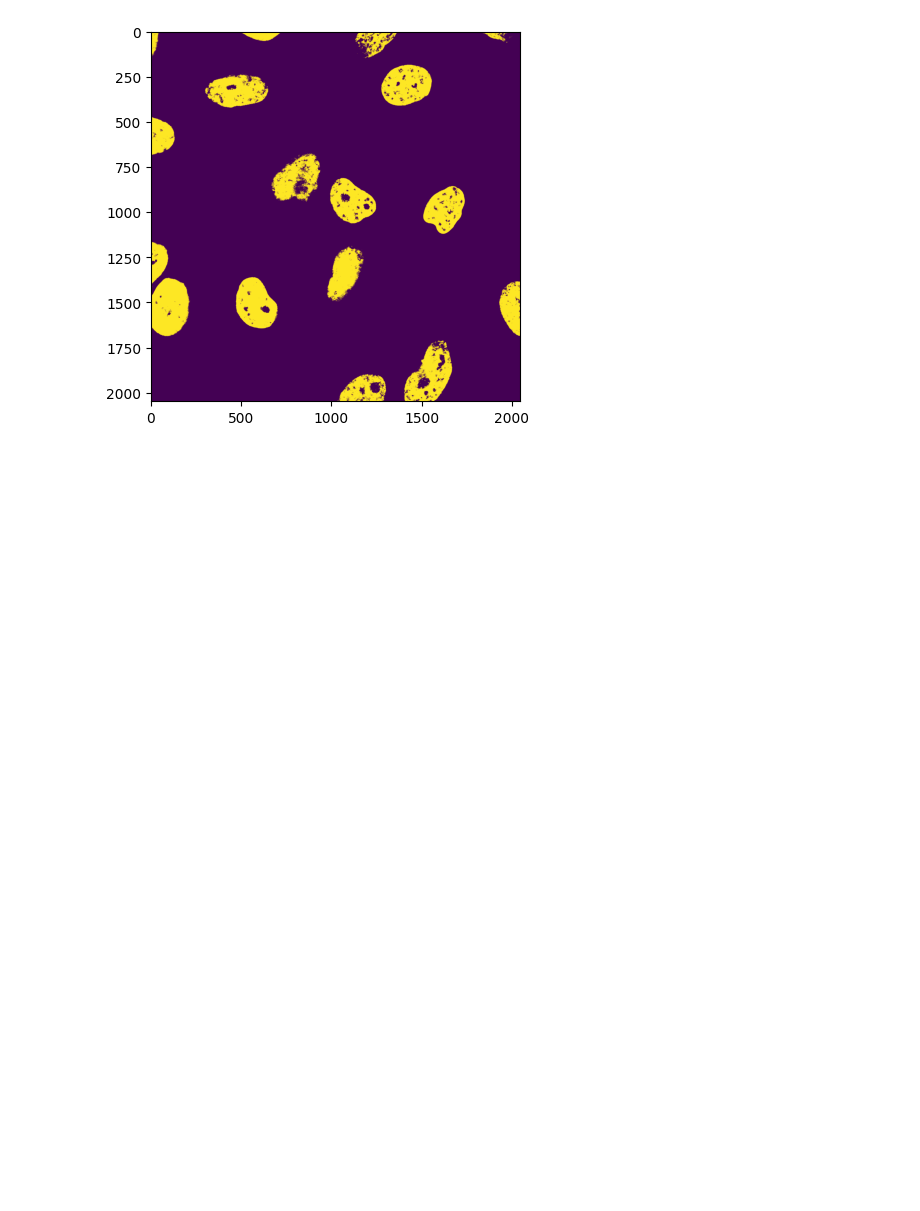
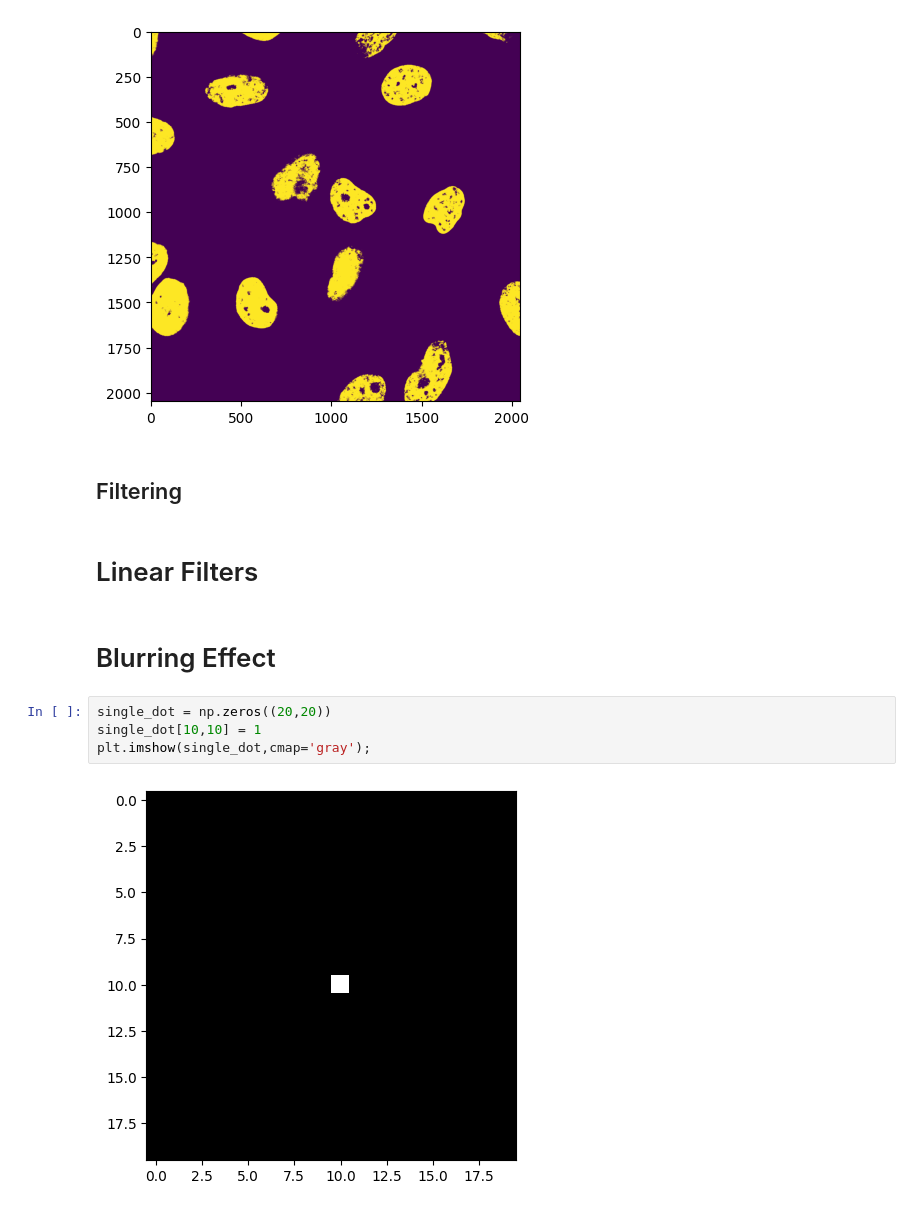
Before and after one commit to Nishitha0730/Computer-Vision, a Jupyter notebook: Images_as_Array.ipynb, the cells around one changed output. Drawn from its saved outputs; the diff is of its cells as text; blank space fills up the shorter version.

Commit message:
Blurring effect test

```diff
--- a/Images_as_Array.ipynb
+++ b/Images_as_Array.ipynb
@@ -351,3 +351,15 @@ plt.imshow(mask_nuclei)
 # %% [output]
 <matplotlib.image.AxesImage at 0x...>
 [figure]
+# %% [markdown]
+## Filtering
+# %% [markdown]
+# Linear Filters
+# %% [markdown]
+# Blurring Effect
+# %%
+single_dot = np.zeros((20,20))
+single_dot[10,10] = 1
+plt.imshow(single_dot,cmap='gray');
+# %% [output]
+[figure, added]
```
Also changed, not shown: parts of 8 cells of this notebook.
